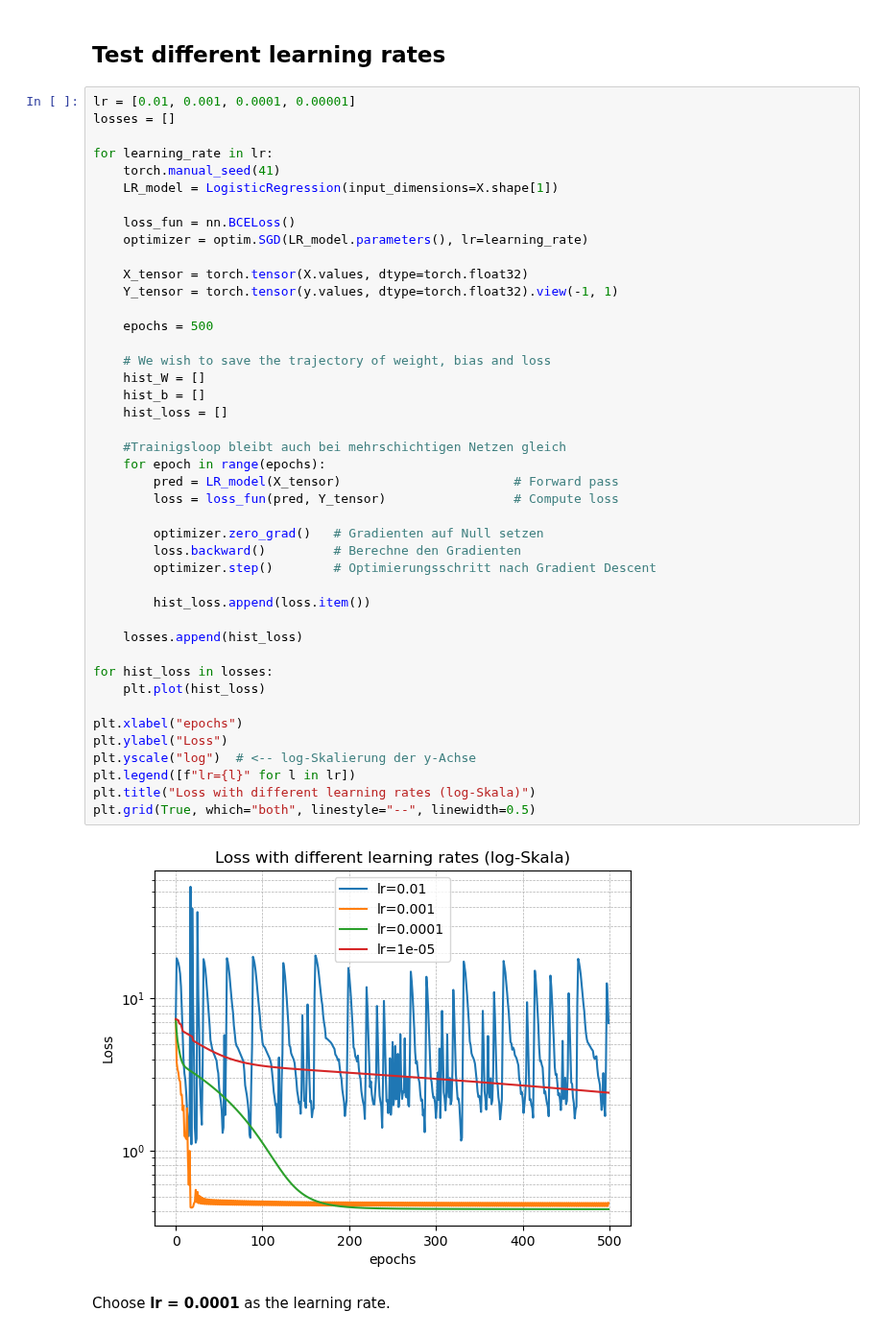
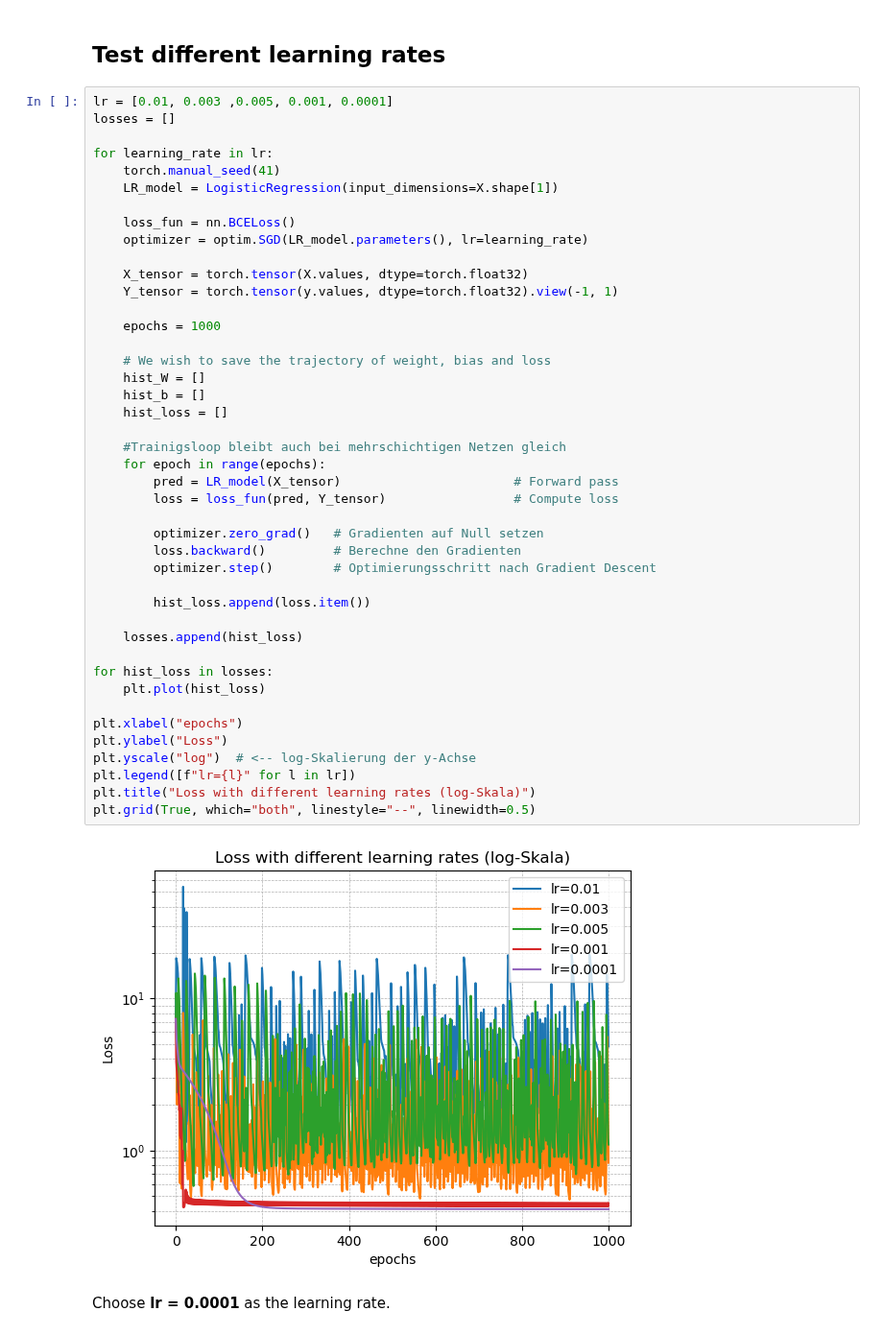
Before and after one commit to FelixFritz02/MasterKL, a Jupyter notebook: AI Numerics/Data Challenge/Logistic_Regression.ipynb, the cells around one changed output. Shown at 96% size. Saved outputs shown, nothing was run; the diff lists cells and outputs as text.

```diff
--- a/AI Numerics/Data Challenge/Logistic_Regression.ipynb
+++ b/AI Numerics/Data Challenge/Logistic_Regression.ipynb
@@ -132,7 +132,7 @@ tensor([-0.0885])
 # %% [markdown]
 ## **Test different learning rates**
 # %%
-lr = [0.01, 0.001, 0.0001, 0.00001]
+lr = [0.01, 0.003 ,0.005, 0.001, 0.0001]
 losses = []
 
 for learning_rate in lr:
@@ -145,37 +145,37 @@ for learning_rate in lr:
     X_tensor = torch.tensor(X.values, dtype=torch.float32)
     Y_tensor = torch.tensor(y.values, dtype=torch.float32).view(-1, 1)
 
-    epochs = 500
+    epochs = 1000
 
     # We wish to save the trajectory of weight, bias and loss
     hist_W = []
     hist_b = []
     hist_loss = []
 
     #Trainigsloop bleibt auch bei mehrschichtigen Netzen gleich
     for epoch in range(epochs):
         pred = LR_model(X_tensor)                       # Forward pass
         loss = loss_fun(pred, Y_tensor)                 # Compute loss
 
         optimizer.zero_grad()   # Gradienten auf Null setzen
         loss.backward()         # Berechne den Gradienten
         optimizer.step()        # Optimierungsschritt nach Gradient Descent
 
         hist_loss.append(loss.item())
 
     losses.append(hist_loss)
 
 for hist_loss in losses:
     plt.plot(hist_loss)
 
 plt.xlabel("epochs")
 plt.ylabel("Loss")
 plt.yscale("log")  # <-- log-Skalierung der y-Achse
 plt.legend([f"lr={l}" for l in lr])
 plt.title("Loss with different learning rates (log-Skala)")
 plt.grid(True, which="both", linestyle="--", linewidth=0.5)
 # %% [output]
-[figure, old version]
+[figure, new version]
 # %% [markdown]
 Choose **lr = 0.0001** as the learning rate.
 # %% [markdown]
```
Also changed, not shown: parts of 8 cells of this notebook.
